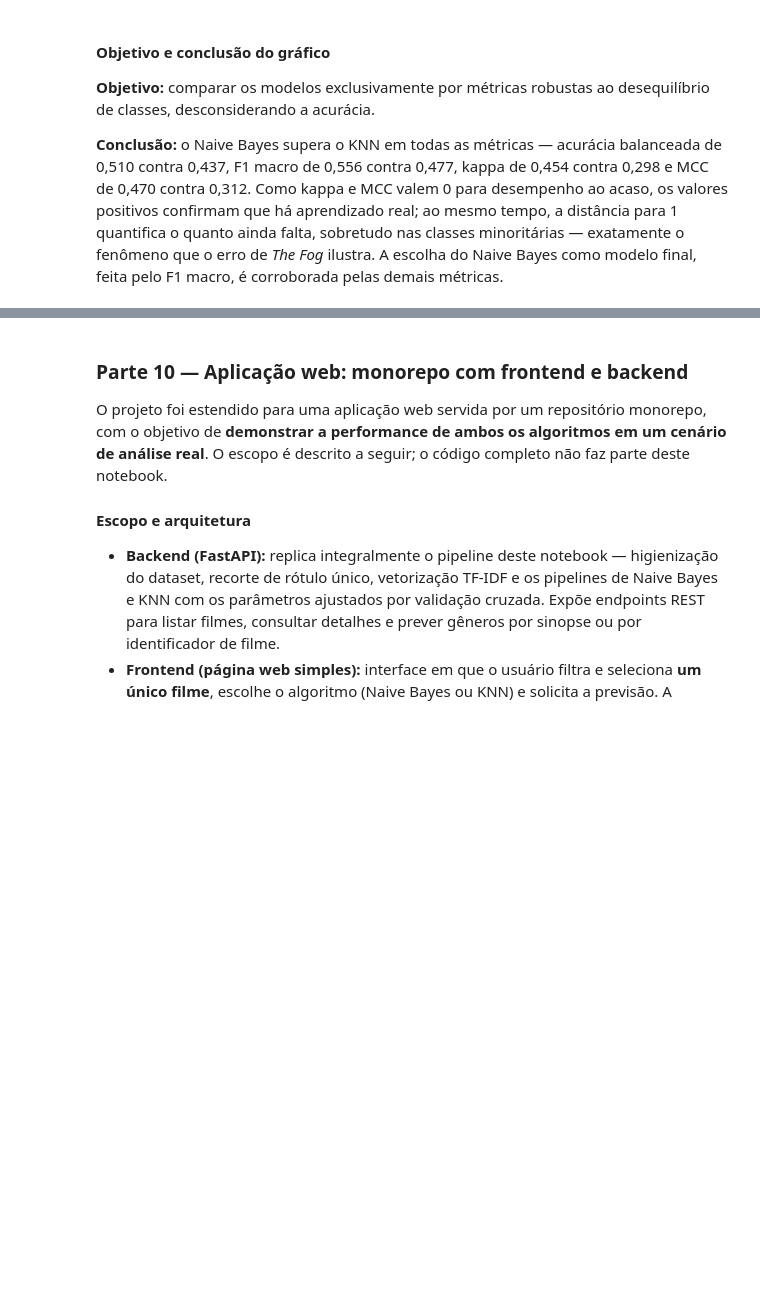
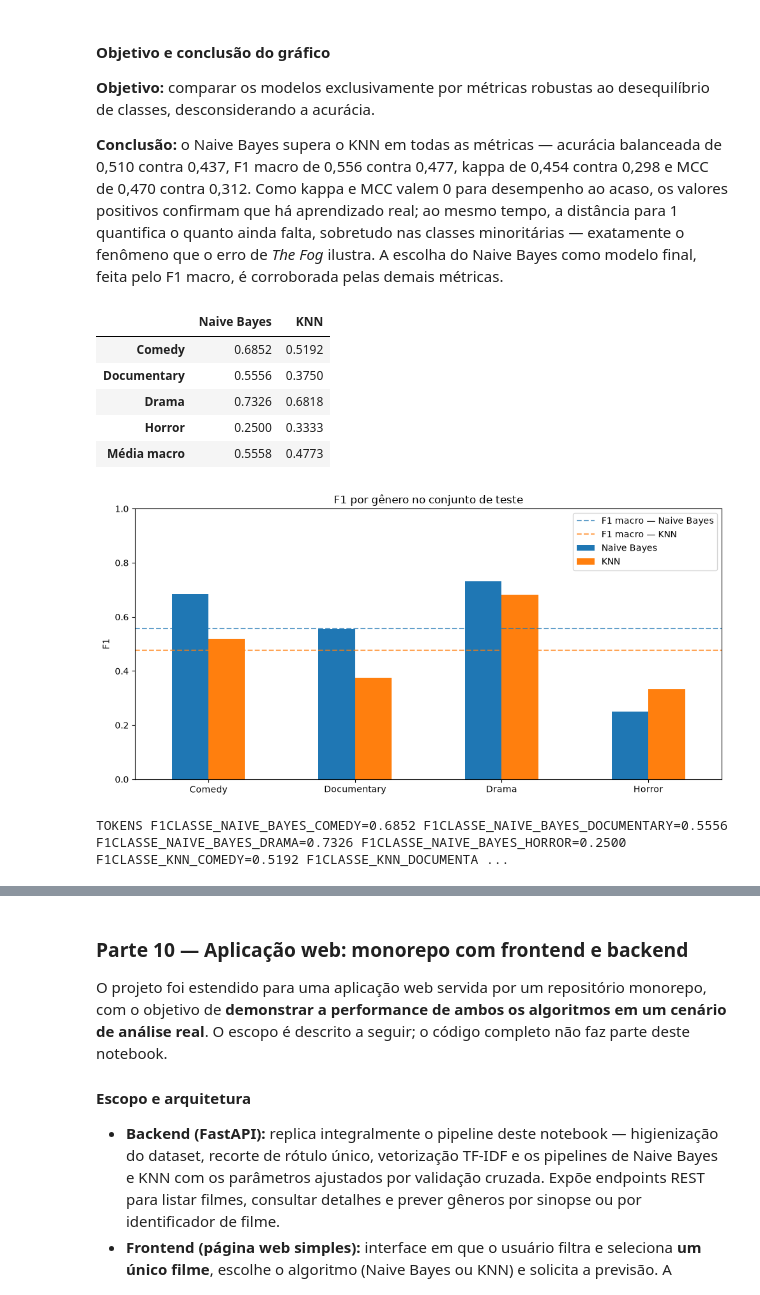
Before and after one commit to J-jota/genre-classifier, a Jupyter notebook: notebooks/Classificação de Gêneros por Sinopse.ipynb, the cells around one changed output, grey strips where cells are left out. Saved outputs shown, nothing was run; the diff lists cells and outputs as text; code cells hidden in the pictures; blank space fills up the shorter version.

Commit message:
docs(notebook): decompoe F1 macro por genero em grafico e adiciona alavancas de melhoria na conclusao

```diff
--- a/notebooks/Classificação de Gêneros por Sinopse.ipynb
+++ b/notebooks/Classificação de Gêneros por Sinopse.ipynb
@@ -887,3 +887,42 @@ TOKENS BALACC_NB=0.5097 BALACC_KNN=0.4365 KAPPA_NB=0.4543 KAPPA_KNN=0.2982 MCC_N
 **Objetivo:** comparar os modelos exclusivamente por métricas robustas ao desequilíbrio de classes, desconsiderando a acurácia.
 
 **Conclusão:** o Naive Bayes supera o KNN em todas as métricas — acurácia balanceada de 0,510 contra 0,437, F1 macro de 0,556 contra 0,477, kappa de 0,454 contra 0,298 e MCC de 0,470 contra 0,312. Como kappa e MCC valem 0 para desempenho ao acaso, os valores positivos confirmam que há aprendizado real; ao mesmo tempo, a distância para 1 quantifica o quanto ainda falta, sobretudo nas classes minoritárias — exatamente o fenômeno que o erro de *The Fog* ilustra. A escolha do Naive Bayes como modelo final, feita pelo F1 macro, é corroborada pelas demais métricas.
+# %%
+# F1 por classe: decompõe o F1 macro e revela onde cada modelo acerta e erra.
+classes = sorted(y.unique())
+f1_por_classe = {}
+for nome in buscas:
+    _, _, f1_classes, _ = precision_recall_fscore_support(
+        y_test, previsoes[nome], labels=classes, average=None, zero_division=0
+    )
+    f1_por_classe[nome] = f1_classes
+
+tabela_f1 = pd.DataFrame(f1_por_classe, index=classes)
+tabela_f1.loc['Média macro'] = tabela_f1.mean()
+display(tabela_f1.round(4))
+
+fig, ax = plt.subplots(figsize=(10, 5))
+tabela_f1.drop(index='Média macro').plot(kind='bar', ax=ax, ylim=(0, 1))
+for nome, cor in zip(buscas, ['tab:blue', 'tab:orange']):
+    ax.axhline(comparacao.loc[nome, 'F1_macro'], linestyle='--', color=cor, alpha=0.7,
+               label=f'F1 macro — {nome}')
+ax.set_title('F1 por gênero no conjunto de teste')
+ax.set_ylabel('F1')
+ax.tick_params(axis='x', rotation=0)
+ax.legend(loc='upper right')
+plt.tight_layout()
+plt.show()
+
+print('TOKENS ' + ' '.join(
+    f"F1CLASSE_{nome.replace(' ', '_').upper()}_{classe.upper()}={tabela_f1.loc[classe, nome]:.4f}"
+    for nome in buscas for classe in classes
+))
+# %% [output]
+|  | Naive Bayes | KNN |
+| Comedy | 0.6852 | 0.5192 |
+| Documentary | 0.5556 | 0.3750 |
+| Drama | 0.7326 | 0.6818 |
+| Horror | 0.2500 | 0.3333 |
+| Média macro | 0.5558 | 0.4773 |
+[figure, added]
+TOKENS F1CLASSE_NAIVE_BAYES_COMEDY=0.6852 F1CLASSE_NAIVE_BAYES_DOCUMENTARY=0.5556 F1CLASSE_NAIVE_BAYES_DRAMA=0.7326 F1CLASSE_NAIVE_BAYES_HORROR=0.2500 F1CLASSE_KNN_COMEDY=0.5192 F1CLASSE_KNN_DOCUMENTA ...
```
Also changed, not shown: parts of 5 cells of this notebook.
